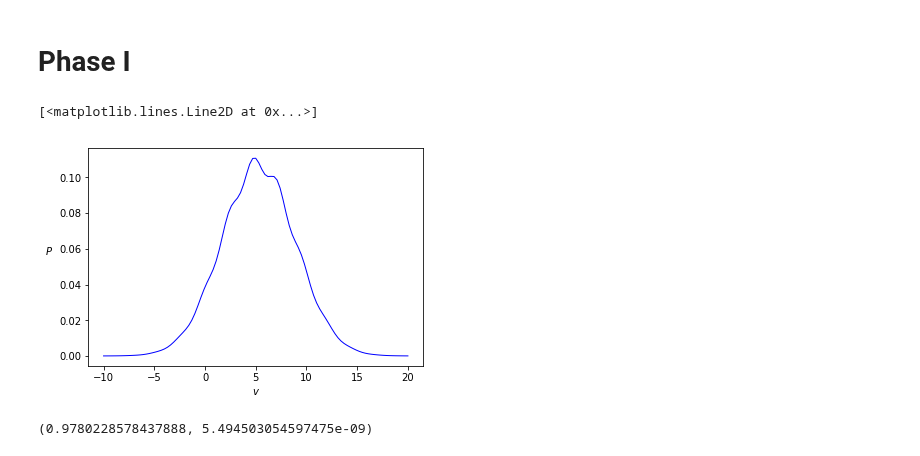
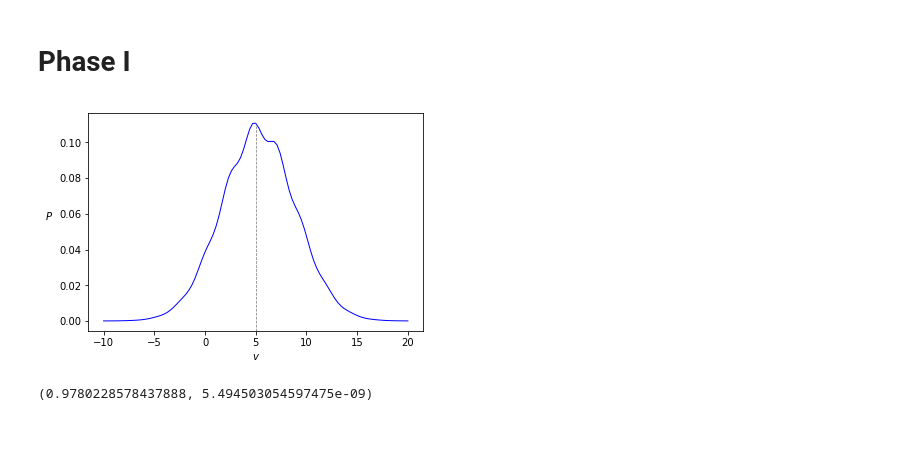
Before and after one commit to RiemannAI/theta, a Jupyter notebook: examples/Pv_plots.ipynb, the cells around one changed output. Drawn from its saved outputs; the diff is of its cells as text; code cells hidden in the pictures.

```diff
--- a/examples/Pv_plots.ipynb
+++ b/examples/Pv_plots.ipynb
@@ -24,31 +24,30 @@ from rtbm.rtbm import RiemannTheta
 # %%
 # Setup and plot expectation
 Q = np.diag([5.1])
 T = np.diag([0.9])
 
 Bv = np.zeros((1,1))
 Bv[0,0] = -0.2
 
 Bh = np.zeros((1,1))
 Bh[0,0] = 0.5
 
 W = np.zeros((1,1))
 W[0,0] = 2.05
 
 X = np.linspace(-10,20, 101)
 X = X.reshape((1,X.shape[0]))
 
 P=rtbm_probability(X, Bv, Bh, T, W, Q)
 
 plt.xlabel("$v$")
 plt.ylabel('$P$', rotation=0, labelpad=10)
 
 plt.plot(X.flatten(), P[0],"b-", linewidth='1')
-
+plt.axvline(5.05519713,0, 0.94, color="gray", linestyle="--", linewidth=0.75)
 #plt.savefig("PvPhaseI-1.eps", format="eps")
 # %% [output]
-[<matplotlib.lines.Line2D at 0x...>]
-[figure, old version]
+[figure, new version]
 # %%
 # Normalization test
 scipy.integrate.quad(lambda x: np.real(rtbm_probability(np.array([[x]]), Bv, Bh, T, W, Q)[0][0]), -40, 40)
```
Also changed, not shown: parts of 16 cells of this notebook.
